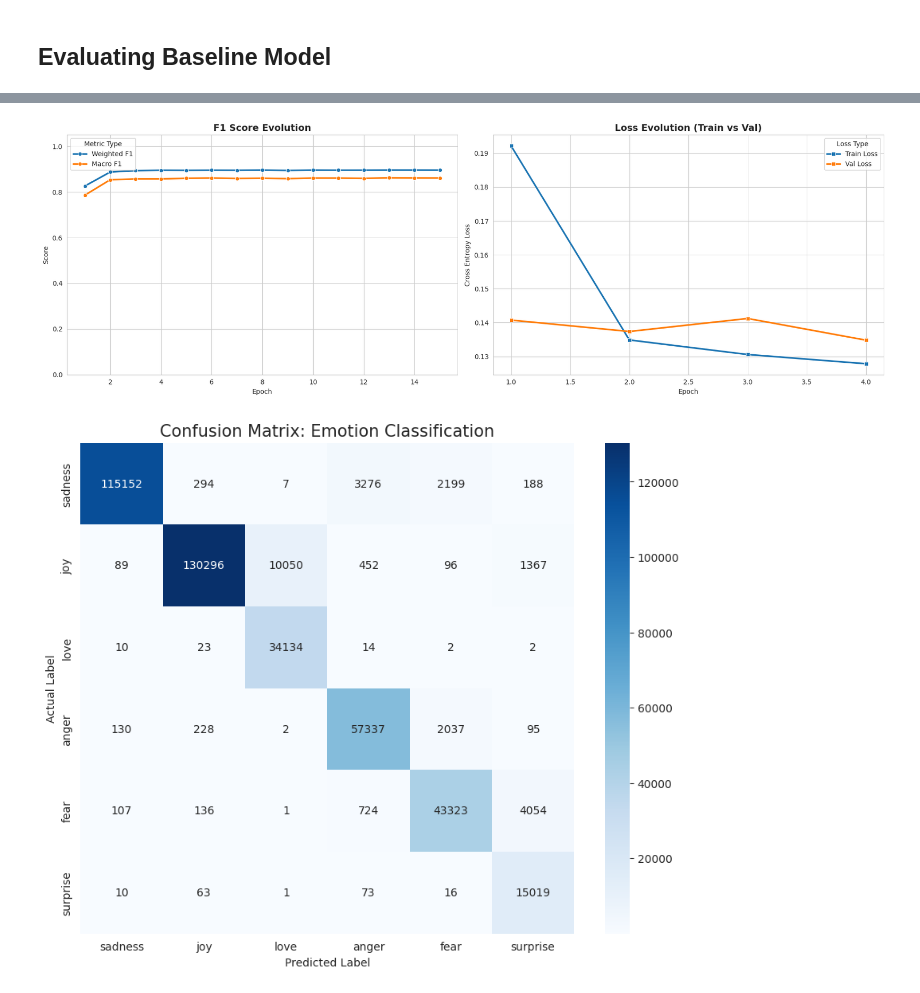
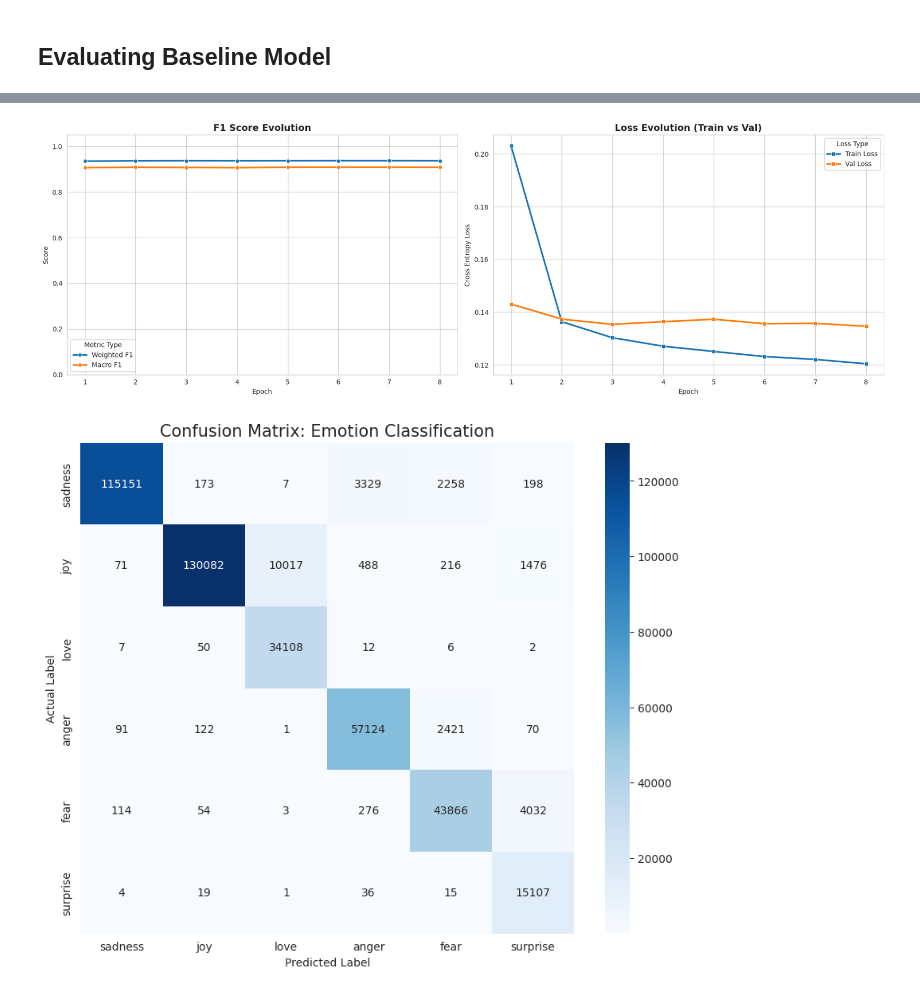
Before and after one commit to moka-co/twitter_emo_classification, a Jupyter notebook: emotion_classification.ipynb, the cells around one changed output, grey strips where cells are left out. Cells and saved outputs as stored; diff of their text form; code cells hidden in the pictures.

Commit message:
Add Evaluation and Metrics, Class-Wise Attention

```diff
--- a/emotion_classification.ipynb
+++ b/emotion_classification.ipynb
@@ -1469,7 +1592,7 @@ hyps = {
     "embedding_dim" : 300, # Embedding dimension
     "hidden_dim" : 128, # Hidden dimension
     "output_dim" : 6, # Output dimension
-    "lr" : 5e-4, # Learning rate
+    "lr" : 3e-4, # Learning rate
     "wd" : 1e-5, #Weight Decay
     "epoch_num" : 20} # Number of training epoch
 
@@ -1566,7 +1705,17 @@ Early stopping, model didn't improved for 5 epochs
 # Visualize F1 weighted and F1 Macro history with Seaborn
 
 # 1. Load the best model
-model_name = "./best_model_baseline_v1_f1_0.8611.pt"
+model_name = "./best_model_baseline_v1_f1_0.8647.pt"
+
+# 1.1 Save model on Google Drive
+save_path = "/content/drive/My Drive/Colab Notebooks/NLP Exam/"
+try:
+  dest = os.path.join(save_path, model_name)
+  shutil.copy(model_name, dest)
+except Exception as e:
+  print(e)
+
+
 loaded = torch.load(model_name)
 last_epoch = loaded['epoch']
 model_base.load_state_dict(loaded['model_state_dict'])
@@ -1679,57 +1827,73 @@ print(mc) # ranges between -1 and +1, if closer to +1 it is closer to perfect pr
+# %%
+# 1. Load the best LSTM model
+model_name = "./best_model_lstm_attn_v1_f1_0.9087.pt"
+
+if 'model_lstm' in locals():
+  # Save model on drive
+  try:
+    dest = os.path.join(save_path, model_name)
+    shutil.copy(model_name, dest)
+  except Exception as e:
+    print(e)
+else:
+  # Load model from drive
+  dest = os.path.join(save_path, model_name)
+  shutil.copy(dest, model_name)
+  weights = load_glove_embeddings('glove.6B.300d.txt', word2idx, embedding_dim=hyps["embedding_dim"])
+  model_lstm = EmotionClassifierLSTM(len(word2idx), # Vocab Size
+                                   hyps["embedding_dim"],
+                                   hyps["hidden_dim"],
+                                   hyps["output_dim"],
+                                   weights, # Glove Weights
+                                   distributions=list(distributions)) # Prior Initialization
 # %%
 # Visualize F1 weighted and F1 Macro history with Seaborn
-
-# 1. Load the best model
-model_name = "./best_model_lstm_attn_v1_f1_0.9087.pt"
 loaded = torch.load(model_name)
 last_epoch = loaded['epoch']
 model_lstm.load_state_dict(loaded['model_state_dict'])
+model_lstm.to(device)
 history_lstm = loaded['history'] if 'history' in loaded else None
 
 
 # 1. Prepare data for F1
 max_range = max(last_epoch+1, len(history_lstm['weighted']))
 epochs = range(1, max_range)
-df_metrics_base = pd.DataFrame({
+df_f1 = pd.DataFrame({
     'Epoch': list(epochs) + list(epochs),
     'Score': history_lstm['weighted'] + history_lstm['macro'],
     'Metric Type': ['Weighted F1'] * len(epochs) + ['Macro F1'] * len(epochs)
 })
 
 # 2. Prepare Data for Loss
 df_loss = pd.DataFrame({
     'Epoch': list(epochs) * 2,
     'Loss': history_lstm['train_loss'] + history_lstm['val_loss'],
     'Loss Type': ['Train Loss'] * len(epochs) + ['Val Loss'] * len(epochs)
 })
 
 # 3. Create side by side plot plot
 fig, axes = plt.subplots(1, 2, figsize=(18, 6))
 sns.set_style("whitegrid")
 
 # Left Plot: F1 Scores
 sns.lineplot(data=df_f1, x='Epoch', y='Score', hue='Metric Type',
              marker='o', linewidth=2.5, ax=axes[0])
 axes[0].set_title('F1 Score Evolution', fontsize=14, fontweight='bold')
 axes[0].set_ylim(0, 1.05)
 axes[0].set_ylabel('Score')
 
 # Right Plot: Training & Validation Loss
 sns.lineplot(data=df_loss, x='Epoch', y='Loss', hue='Loss Type',
              marker='s', linewidth=2.5, ax=axes[1], palette=['#1f77b4', '#ff7f0e'])
 axes[1].set_title('Loss Evolution (Train vs Val)', fontsize=14, fontweight='bold')
 axes[1].set_ylabel('Cross Entropy Loss')
 
 # 4. Plot
 plt.tight_layout()
 plt.show()
 # %% [output]
-[figure, old version]
+[figure, new version]
 # %%
-from sklearn.metrics import confusion_matrix
-import seaborn as sns
-import matplotlib.pyplot as plt
-
 def plot_cm(all_labels, all_preds, emotions_list):
     cm = confusion_matrix(all_labels, all_preds)
     plt.figure(figsize=(10, 8))
@@ -1747,7 +1911,7 @@ def plot_cm(all_labels, all_preds, emotions_list):
 # Use it after your final validation call
 all_labels = df['label_id']
 
-model_base.eval()
+model_lstm.eval()
 
 def get_all_preds(data_row, model):
     predicted_idx=0
@@ -1756,8 +1920,9 @@ def get_all_preds(data_row, model):
     input_tensor = torch.tensor(sequences).unsqueeze(0).to(device)
 
     with torch.no_grad():
-      output = model(input_tensor)
-      predicted_idx = torch.argmax(output, dim=1).item()
+      # Unpack the tuple to get logits and discard weights
+      logits, _ = model(input_tensor)
+      predicted_idx = torch.argmax(logits, dim=1).item()
     return predicted_idx
 
 all_preds= df.apply(lambda row: get_all_preds(row, model_lstm), axis=1)
@@ -1765,4 +1930,4 @@ all_preds= df.apply(lambda row: get_all_preds(row, model_lstm), axis=1)
 target_labels = ['sadness', 'joy', 'love', 'anger', 'fear', 'surprise']
 plot_cm(all_labels, all_preds, target_labels)
 # %% [output]
-[figure, old version]
+[figure, new version]
```
Also changed, not shown: parts of 83 cells of this notebook.
